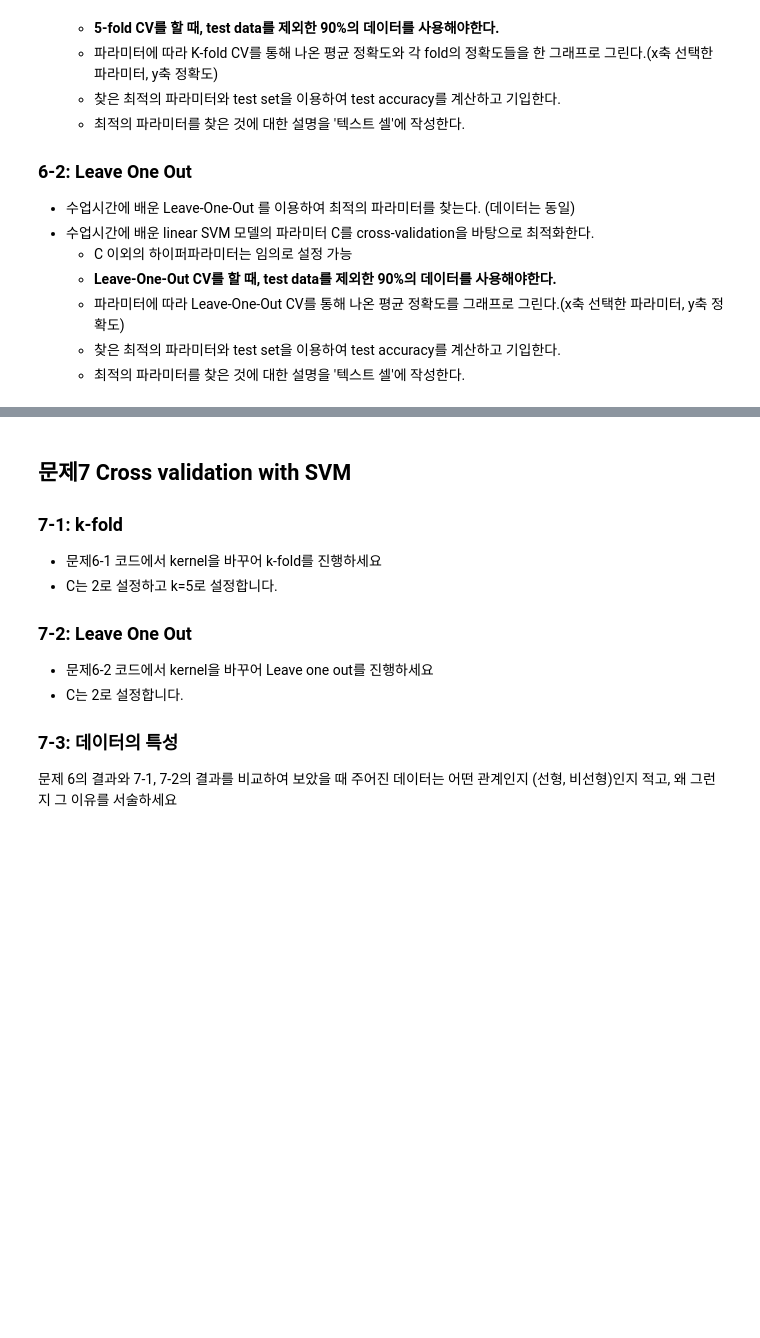
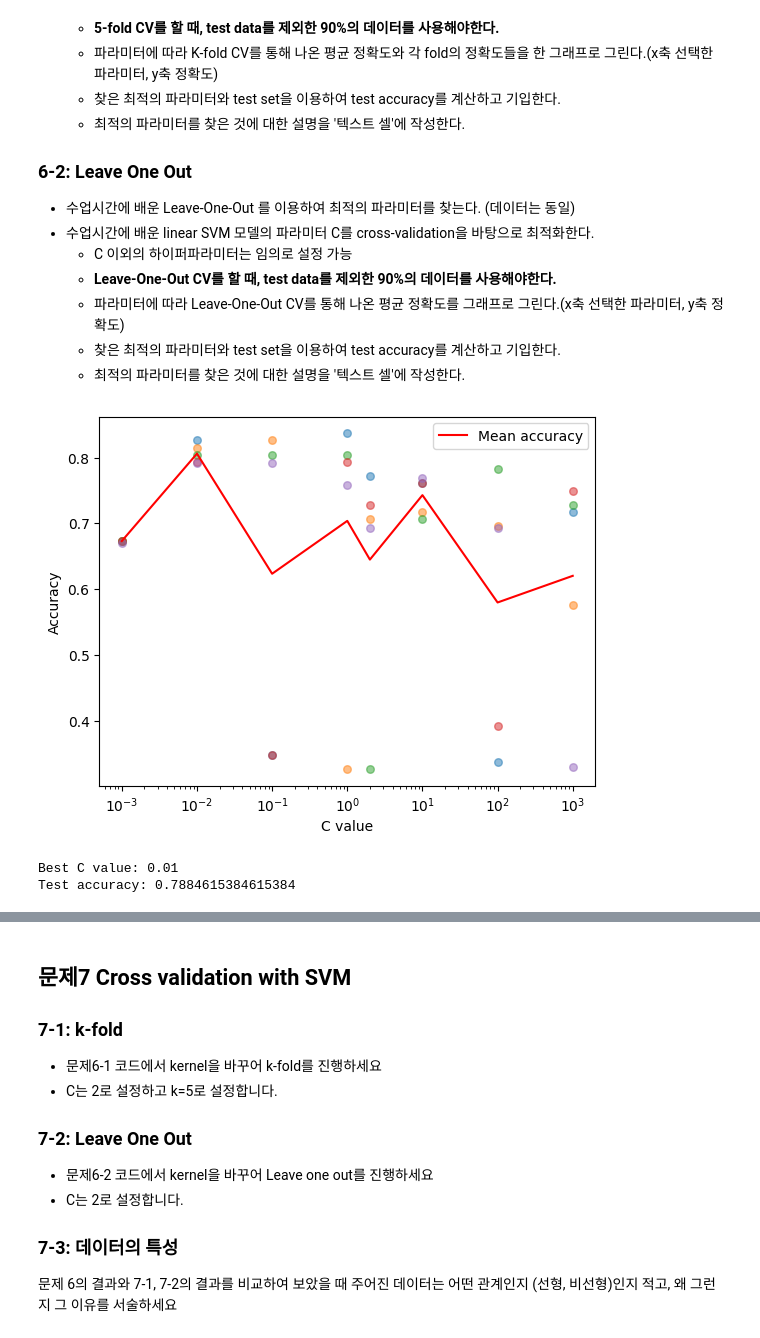
Before and after one commit to wkdtjrrb/2023S-Ajou-ML, a Jupyter notebook: HW2_202127288_장석규.ipynb, the cells around one changed output, grey strips where cells are left out. Saved outputs shown, nothing was run; the diff lists cells and outputs as text; code cells hidden in the pictures; blank space fills up the shorter version.

```diff
--- a/HW2_202127288_장석규.ipynb
+++ b/HW2_202127288_장석규.ipynb
@@ -485,0 +495,40 @@ y_train = np.concatenate((y_train,y_val),axis = 0)
+# %%
+## 문제 6-1 ##
+# 코드 작성
+C_range = [0.001, 0.01, 0.1, 1, 2, 10, 100, 1000]
+mean_accuracy = []
+all_accuracy = []
+
+for C in C_range:
+    clf = LinearSVC(C=C, max_iter=10000)
+    scores = cross_val_score(clf, X_train, y_train, cv=5)
+    all_accuracy.append(scores)
+    mean_accuracy.append(np.mean(scores))
+
+# C 값 별로 5개의 정확도 값 scatter plot으로 나타내기
+fig, ax = plt.subplots()
+ax.set_xlabel('C value')
+ax.set_ylabel('Accuracy')
+ax.set_xscale('log')
+for i in range(5):
+    ax.scatter(C_range, [all_accuracy[j][i] for j in range(len(C_range))], s=30, alpha=0.5)
+ax.plot(C_range, mean_accuracy, color='red', label='Mean accuracy')
+ax.legend()
+plt.show()
+
+# 최적의 C 값 찾기
+best_C_idx = np.argmax(mean_accuracy)
+best_C = C_range[best_C_idx]
+print('Best C value:', best_C)
+
+# 최적의 C 값으로 test set에 대해 정확도 구하기
+clf = LinearSVC(C=best_C, max_iter=10000)
+clf.fit(X_train, y_train)
+test_pred = clf.predict(X_test)
+test_accuracy = clf.score(X_test, y_test)
+print('Test accuracy:', test_accuracy)
+############
+# %% [output]
+[figure, added]
+Best C value: 0.01
+Test accuracy: 0.7884615384615384
```
Also changed, not shown: parts of 20 cells of this notebook.
